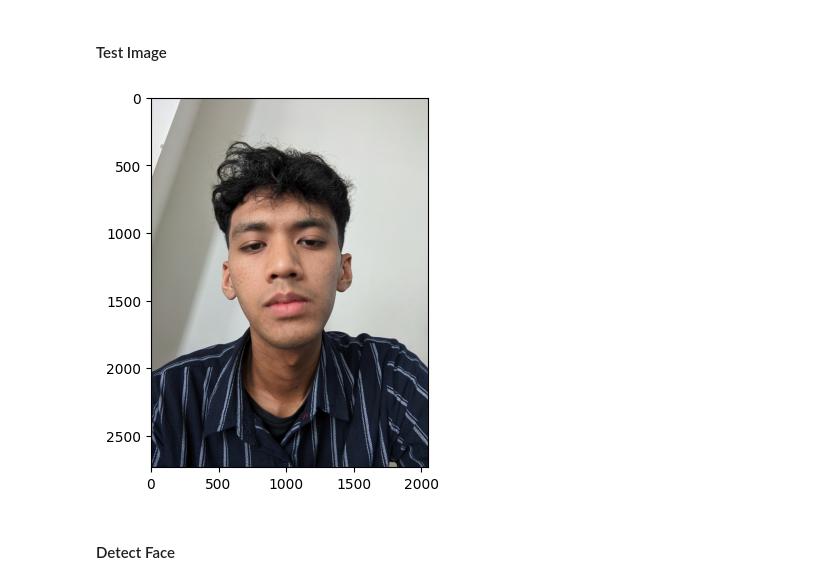
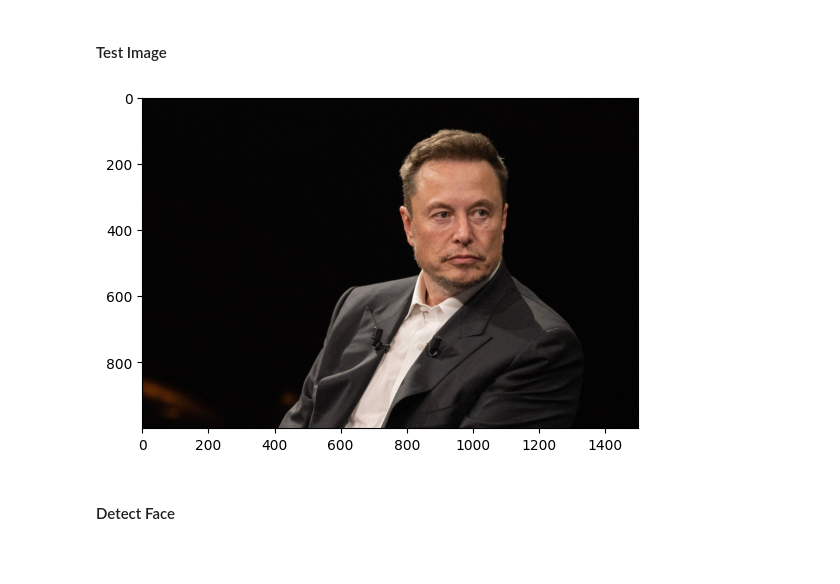
Before and after one commit to ahdithya/attendance-system, a Jupyter notebook: notebooks/face-recognition.ipynb, the cells around one changed output. Cells and saved outputs as stored; diff of their text form; code cells hidden in the pictures; blank space fills up the shorter version.

```diff
--- a/notebooks/face-recognition.ipynb
+++ b/notebooks/face-recognition.ipynb
@@ -17,16 +17,16 @@ import pickle
 #### Test Image
 # %%
 # melihat gambar
-path = "../database/Elon Musk/01.jpg"
+path = "../database/Elon Musk/02.jpg"
 def read_image(path):
     img = cv.imread(path)
     img = cv.cvtColor(img, cv.COLOR_BGR2RGB)
     plt.imshow(img)
     return img
 
 img = read_image(path)
 # %% [output]
-[figure, old version]
+[figure, new version]
 # %% [markdown]
 #### Detect Face
 # %%
```
Also changed, not shown: parts of 18 cells of this notebook, 1 other file.
